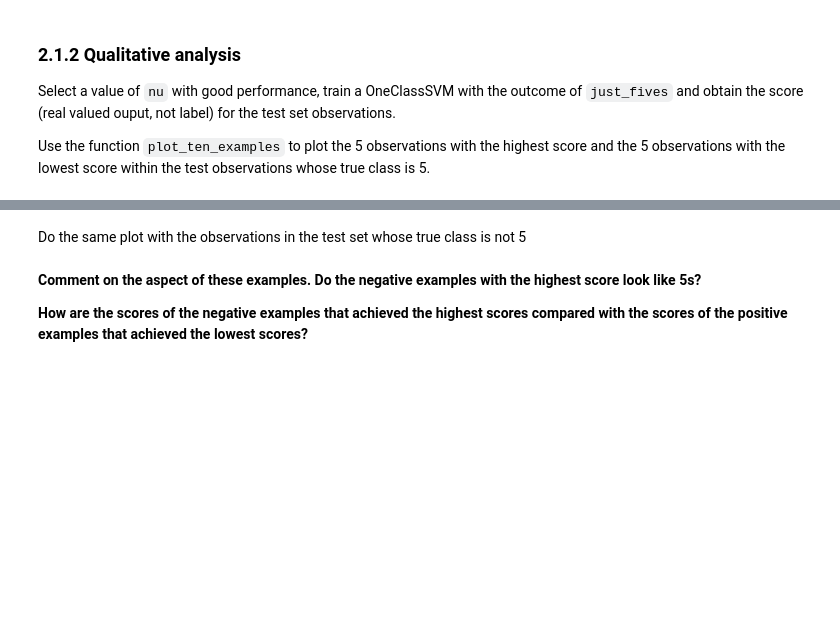
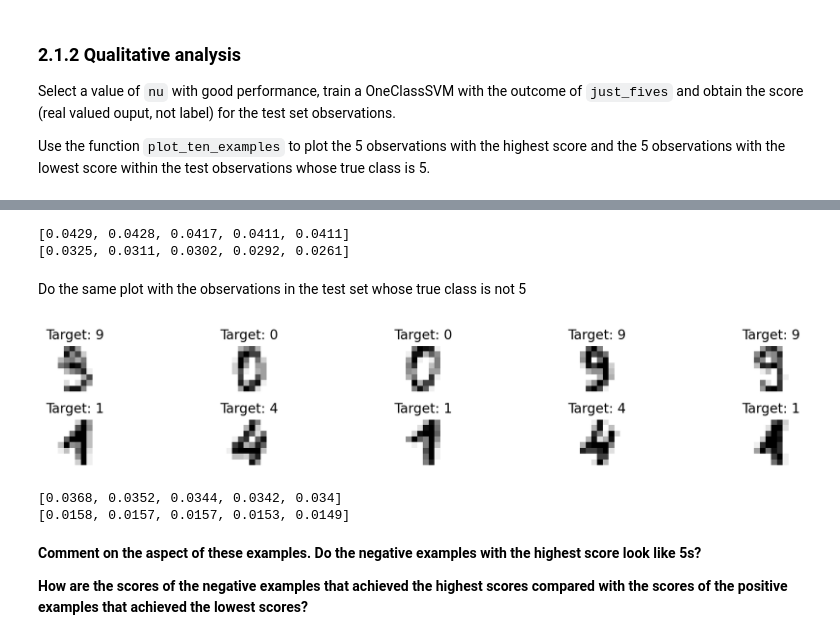
Before and after one commit to andres-nav/ml2, a Jupyter notebook: 03 Kernel Unsupervised/lab_one_class_svm_2023.ipynb, the cells around one changed output, grey strips where cells are left out. Saved outputs shown, nothing was run; the diff lists cells and outputs as text; code cells hidden in the pictures; blank space fills up the shorter version.

```diff
--- a/03 Kernel Unsupervised/lab_one_class_svm_2023.ipynb
+++ b/03 Kernel Unsupervised/lab_one_class_svm_2023.ipynb
@@ -307,2 +342,8 @@ TypeError: list indices must be integers or slices, not list
+# %%
+print(top_X_test_values)
+print(low_X_test_values)
+# %% [output]
+[0.0429, 0.0428, 0.0417, 0.0411, 0.0411]
+[0.0325, 0.0311, 0.0302, 0.0292, 0.0261]
 # %% [markdown]
 Do the same plot with the observations in the test set whose true class is not 5
@@ -315,3 +350,45 @@ Do the same plot with the observations in the test set whose true class is not 5
+# %%
+scores_5_2 = []
+index_5_2 = []
+for i in range(len(y_test_5)):
+    if y_test_5[i] != 1:
+        index_5_2.append(i)
+        scores_5_2.append(round(score1[i],4))
+
+
+
+sorted_data_2 = sorted(zip(index_5_2, scores_5_2), key=lambda x: x[1], reverse=True)
+
+
+top_N = low_N = 5
+top_elements_2 = sorted_data_2[:top_N]
+low_elements_2 = sorted_data_2[-low_N:]
+
+top_X_test_values_2 = [scores_5 for x, scores_5 in top_elements_2]
+low_X_test_values_2 = [scores_5 for x, scores_5 in low_elements_2]
+
+values = []
+y_1 = []
+for i in top_elements_2:
+    values.append(X_test[i[0]])
+    y_1.append(y_test[i[0]])
+
+for i in low_elements_2:
+    values.append(X_test[i[0]])
+    y_1.append(y_test[i[0]])
+
+
+
+# Plot the 10 examples:
+plot_ten_examples(values,y_1)
+# %% [output]
+[figure, added]
+# %%
+print(top_X_test_values_2)
+print(low_X_test_values_2)
+# %% [output]
+[0.0368, 0.0352, 0.0344, 0.0342, 0.034]
+[0.0158, 0.0157, 0.0157, 0.0153, 0.0149]
 # %% [markdown]
 **Comment on the aspect of these examples. Do the negative examples with the highest score look like 5s?**
 
```
Also changed, not shown: parts of 27 cells of this notebook.
